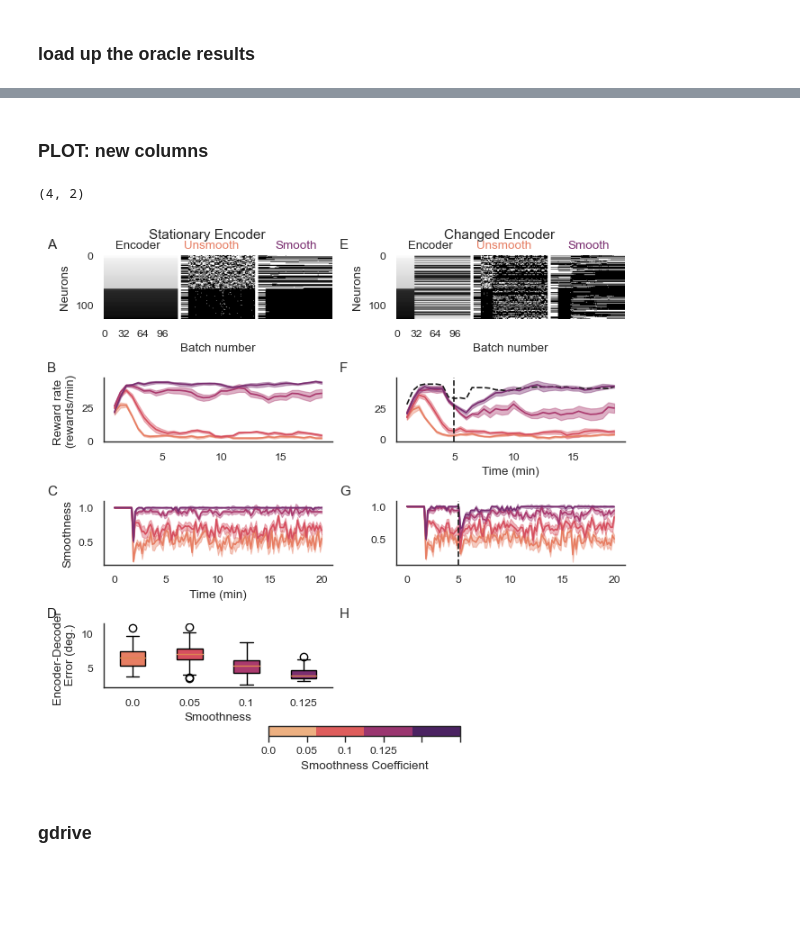
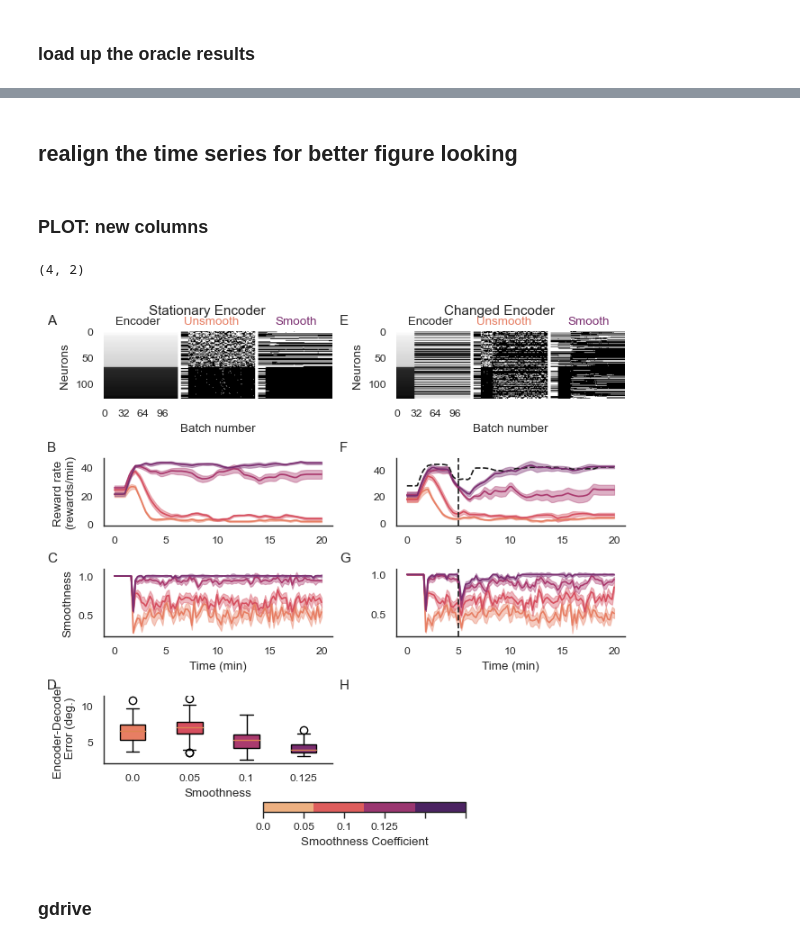
Before and after one commit to sijia66/adaptive_feature_selection, a Jupyter notebook: figure5_convex_algorithm_shuffled_encoder/231019_afs_change_encoder_convex_lasso.ipynb, the cells around one changed output, grey strips where cells are left out. Drawn from its saved outputs; the diff is of its cells as text; code cells hidden in the pictures; blank space fills up the shorter version.

Commit message:
added synchronized time

```diff
--- a/figure5_convex_algorithm_shuffled_encoder/231019_afs_change_encoder_convex_lasso.ipynb
+++ b/figure5_convex_algorithm_shuffled_encoder/231019_afs_change_encoder_convex_lasso.ipynb
@@ -49,6 +49,7 @@ data_dump_folder = \
 ROUND_DECIMALS = 3
 
 n_neurons = 128
+exp_length = 20
 
 # clda setup
 rho = 0.5
@@ -788,0 +796,2 @@ oracle_smoothness_conds_by_batch = \
+# %% [markdown]
+## realign the time series for better figure looking
@@ -839,9 +944,9 @@ sm = plt.cm.ScalarMappable(cmap="flare", norm=norm)
 # add the error bars using a for loop
 ax = summary_axes[2,0]
 for i, s in enumerate(smoothness_array):
-    ax.plot(smoothness_xlabels, smoothness_conds_by_batch_stationary[i],
+    ax.plot(common_time, smoothness_conds_by_batch_stationary[i],
             color=colors[i])
-    ax.fill_between(smoothness_xlabels,
+    ax.fill_between(common_time,
                                    smoothness_conds_by_batch_25_stationary[i],
                                    smoothness_conds_by_batch_75_stationary[i],
                                    color=colors[i],
@@ -853,9 +958,9 @@ ax.set_xlabel('Time (min)')
 # add the error bars using a for loop
 ax = summary_axes[1,0]
 for i, s in enumerate(smoothness_array):
-    ax.plot(window_time_stamps / 60,
+    ax.plot(common_time,
                 reward_rate_all_stationary[i], color=colors[i])
-    ax.fill_between(window_time_stamps / 60,
+    ax.fill_between(common_time,
                                    reward_rate_all_25_stationary[i],
                                    reward_rate_all_75_stationary[i],
                                    color=colors[i],
@@ -907,23 +1012,16 @@ ax_feat_activity.text(0.35, 1.1, 'Unsmooth', color = colors[0],
 ax_feat_activity.text(0.75, 1.1, 'Smooth', color = colors[-1],
                       transform=ax_feat_activity.transAxes)
 
-# # shuffling encoder case, plot the feature selection results
-# sns.lineplot(data=smoothness_conds_by_batch_median,
-#              palette=colors,
-#              ax=summary_axes[1,0],
-#              linestyle = 'solid',
-#              legend=False)
-# add the error bars using a for loop
 ax = summary_axes[2,0]
 for i, s in enumerate(smoothness_array):
-    ax.plot(smoothness_xlabels, smoothness_conds_by_batch_median[i], color=colors[i])
-    ax.fill_between(smoothness_xlabels,
+    ax.plot(common_time, smoothness_conds_by_batch_median[i], color=colors[i])
+    ax.fill_between(common_time,
                                    smoothness_conds_by_batch_25[i],
                                    smoothness_conds_by_batch_75[i],
                                    color=colors[i],
                                    alpha=alpha_value)
 ax.axvline(x=5, color='k', linestyle='--')
-
+ax.set_xlabel('Time (min)')
 # summary_axes[1,0].set_ylabel('Smoothness')
 # shuffling encoder, plot the reward rate
 # add a dotted line to indicate encoder swap
@@ -931,18 +1029,18 @@ ax.axvline(x=5, color='k', linestyle='--')
 ax = summary_axes[1,0]
 
 # add the oracle reward rate
-ax.plot(window_time_stamps / 60,
+ax.plot(common_time,
         oracle_reward_rate[0], label = "Oracle",
         color = 'k', linestyle = '--')
 
 # add the error bars using a for loop
 for i, s in enumerate(smoothness_array):
-    ax.plot(window_time_stamps / 60, reward_rate_all[i], color=colors[i])
-    ax.fill_between(window_time_stamps / 60,
-                                   reward_rate_all_25[i],
-                                   reward_rate_all_75[i],
-                                   color=colors[i], alpha=0.4)
-ax.set_xlabel('Time (min)')
+    ax.plot(common_time, reward_rate_all[i], color=colors[i])
+    ax.fill_between(common_time,
+                    reward_rate_all_25[i],
+                    reward_rate_all_75[i],
+                    color=colors[i], alpha=0.4)
+
 ax.axvline(x=5, color='k', linestyle='--')
 
 # delete the very last eaxis
@@ -952,37 +1050,39 @@ summary_axes_stationary_left_shuffling_right[3,1].axis('off')
 norm = plt.Normalize(smoothnesss_array_parameter_scan.min(),
                      smoothnesss_array_parameter_scan.max())
 sm = plt.cm.ScalarMappable(cmap="flare", norm=norm)
-
-
 
 # remove the top and right spines for all axes
 for ax in summary_axes_stationary_left_shuffling_right.flatten():
     # for the first and 4th ax, also remove the left spine and the bottom spine
     if ax == summary_axes_stationary_left_shuffling_right[0,0] or ax == summary_axes_stationary_left_shuffling_right[0,1]:
         ax.spines['left'].set_visible(False)
         ax.spines['bottom'].set_visible(False)
     ax.spines['top'].set_visible(False)
     ax.spines['right'].set_visible(False)
 
 # create a discrete colormap
 num_colors = len(smoothnesss_array_parameter_scan)
 cmap = plt.cm.get_cmap('flare', num_colors)
 cmap_discrete = plt.cm.colors.ListedColormap(cmap(np.arange(num_colors)))
 
 # build the color wheel
 norm = plt.Normalize(smoothnesss_array_parameter_scan.min(), smoothnesss_array_parameter_scan.max())
 sm = plt.cm.ScalarMappable(cmap=cmap_discrete, norm=norm)
 
+num_ticks = len(smoothnesss_array_parameter_scan)
+tick_positions = np.linspace(0, 1, num_ticks)  # Normalized positions on the colorbar
+smoothness_normalized = norm(smoothnesss_array_parameter_scan)
+
 # create the colorbar
 cbar = summary_figure.colorbar(sm, ax=summary_axes_stationary_left_shuffling_right[3],
                                orientation='horizontal', location="bottom")
 cbar.set_label('Smoothness Coefficient')
 
 # Set the colorbar ticks to smoothness_color_scan
 cbar.set_ticklabels(smoothnesss_array_parameter_scan)
 # %% [output]
 (4, 2)
-[figure, old version]
+[figure, new version]
 # %%
 # save the plotting data
 plotting_data = dict()
```
Also changed, not shown: parts of 4 cells of this notebook, 2 other files.
